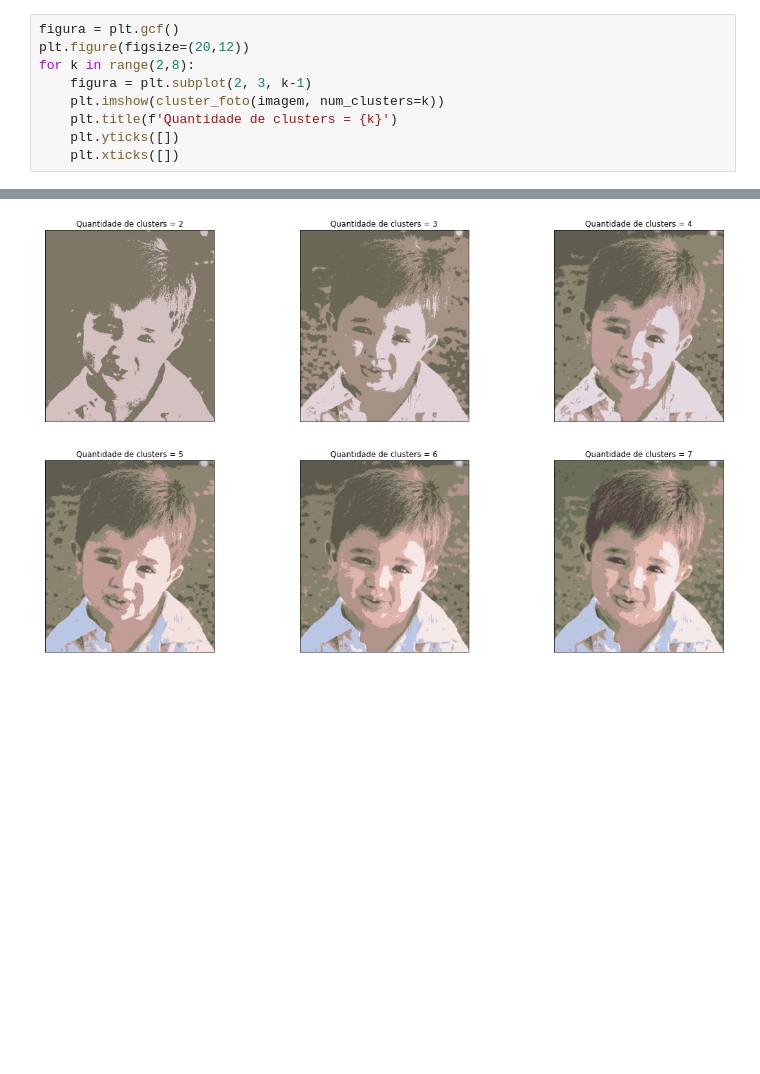
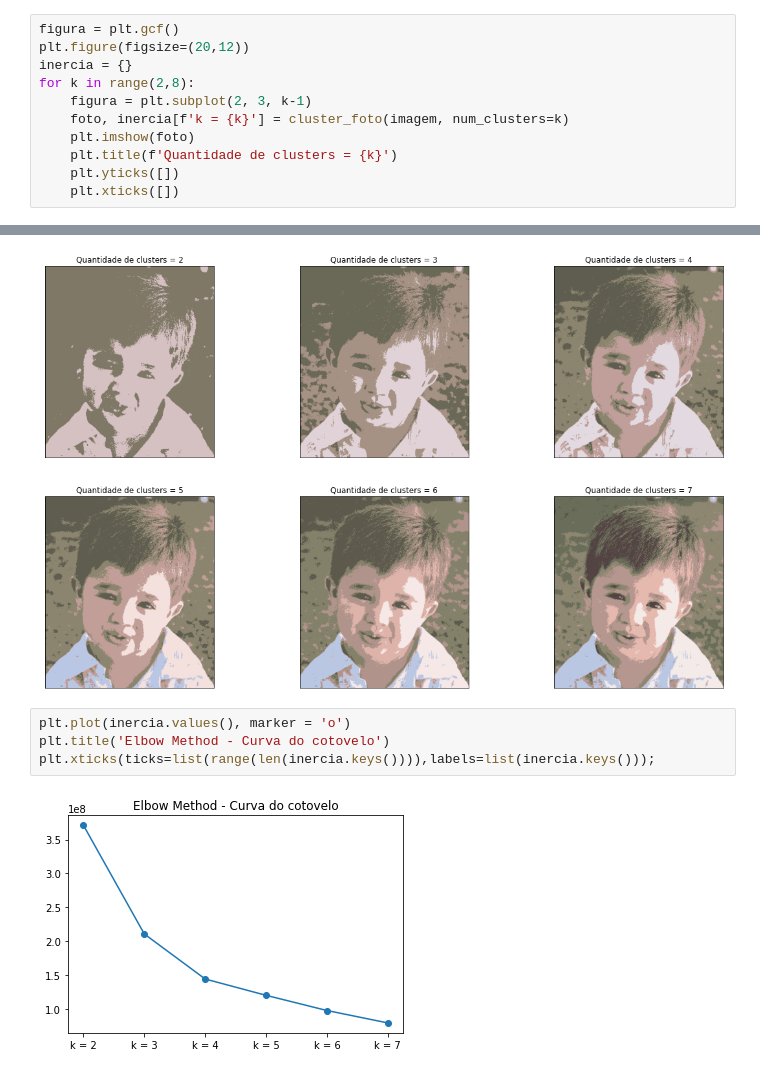
Before and after one commit to itallomd/image_clustering, a Jupyter notebook: Agrupamento com imagens.ipynb, the cells around one changed output, grey strips where cells are left out. Saved outputs shown, nothing was run; the diff lists cells and outputs as text; blank space fills up the shorter version.

Commit message:
adicionado elbow method

```diff
--- a/Agrupamento com imagens.ipynb
+++ b/Agrupamento com imagens.ipynb
@@ -63,12 +60,20 @@ def cluster_foto(imagem, num_clusters, algoritmo="KMeans"):
 # %%
 figura = plt.gcf()
 plt.figure(figsize=(20,12))
+inercia = {}
 for k in range(2,8):
     figura = plt.subplot(2, 3, k-1)
-    plt.imshow(cluster_foto(imagem, num_clusters=k))
+    foto, inercia[f'k = {k}'] = cluster_foto(imagem, num_clusters=k)
+    plt.imshow(foto)
     plt.title(f'Quantidade de clusters = {k}')
     plt.yticks([])
     plt.xticks([])
 # %% [output]
 <Figure size 432x288 with 0 Axes>
 [figure]
+# %%
+plt.plot(inercia.values(), marker = 'o')
+plt.title('Elbow Method - Curva do cotovelo')
+plt.xticks(ticks=list(range(len(inercia.keys()))),labels=list(inercia.keys()));
+# %% [output]
+[figure, added]
```
Also changed, not shown: parts of 2 cells of this notebook.
